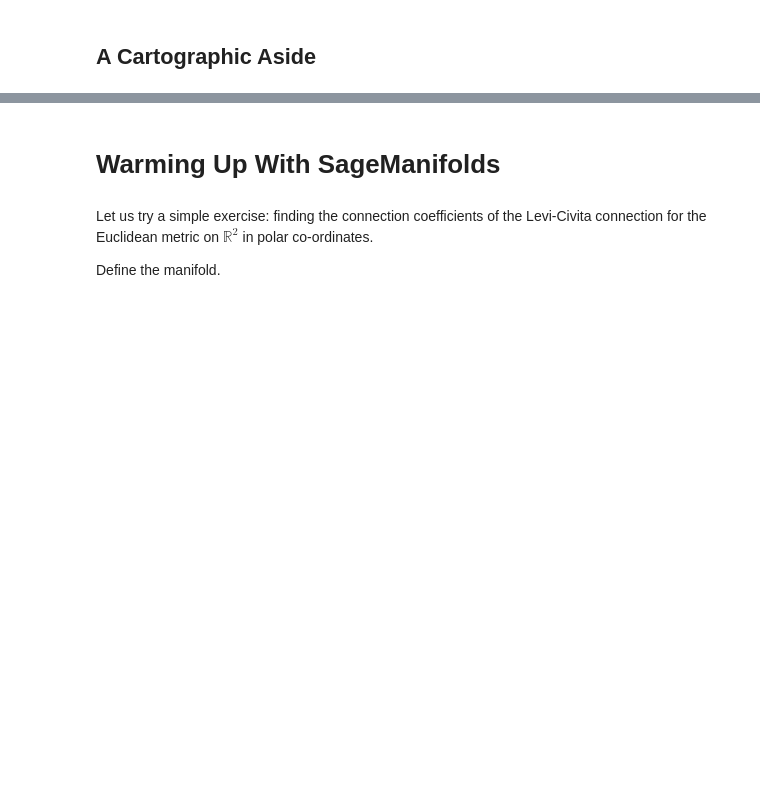
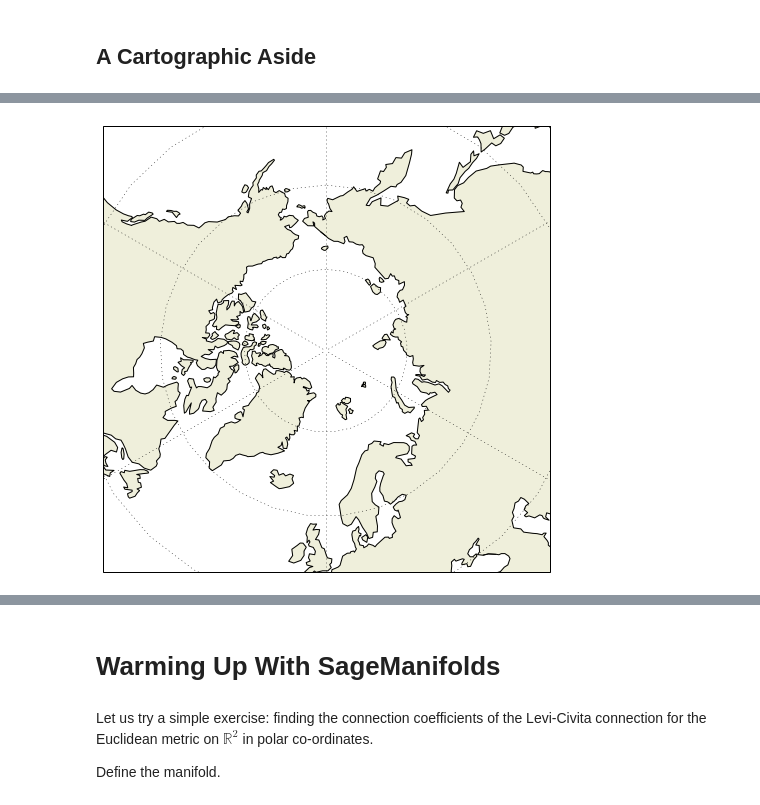
Before and after one commit to idontgetoutmuch/DifferentialGeometry, a Jupyter notebook: Mercator.ipynb, the cells around one changed output, grey strips where cells are left out. Saved outputs shown, nothing was run; the diff lists cells and outputs as text; code cells hidden in the pictures; blank space fills up the shorter version.

```diff
--- a/Mercator.ipynb
+++ b/Mercator.ipynb
@@ -79,0 +63,15 @@ plt.show()
+# %%
+plt.figure(figsize=(8, 8))
+
+bx = plt.axes(projection=cartopy.crs.NorthPolarStereo())
+
+bx.set_extent([-180, 180, 90, 50], ccrs.PlateCarree())
+
+bx.gridlines()
+
+bx.add_feature(cartopy.feature.LAND)
+bx.add_feature(cartopy.feature.COASTLINE)
+
+plt.show()
+# %% [output]
+[figure, added]
```
Also changed, not shown: parts of 133 cells of this notebook.
